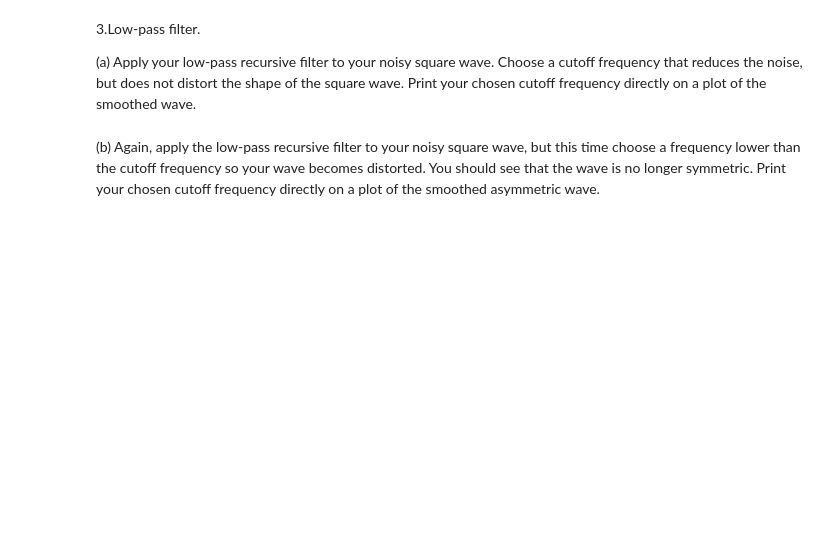
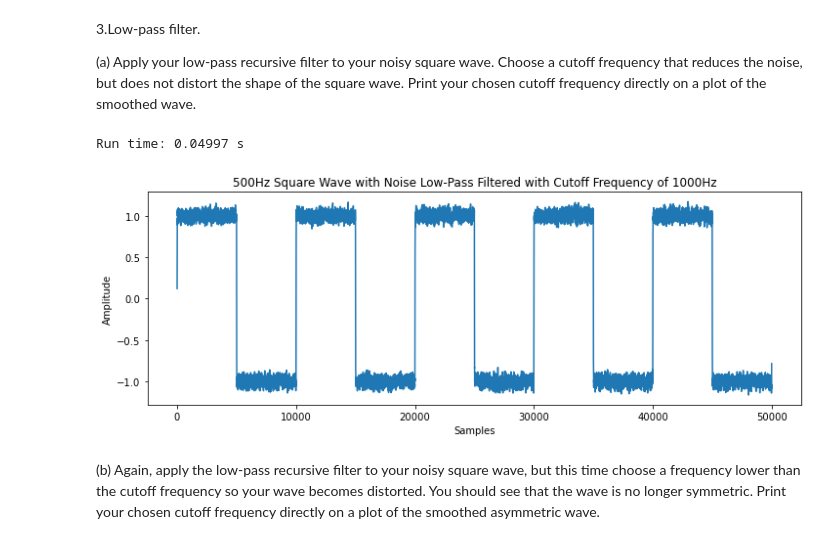
Before and after one commit to dcollie/P3700-SignalProcessing, a Jupyter notebook: P3700_Lab3_Part2_Collie.ipynb, the cells around one changed output. Drawn from its saved outputs; the diff is of its cells as text; code cells hidden in the pictures; blank space fills up the shorter version.

```diff
--- a/P3700_Lab3_Part2_Collie.ipynb
+++ b/P3700_Lab3_Part2_Collie.ipynb
@@ -43,5 +78,32 @@ $$b_{2} = -R^{2}$$
 3.Low-pass filter.
 
 (a) Apply your low-pass recursive filter to your noisy square wave. Choose a cutoff frequency that reduces the noise, but does not distort the shape of the square wave. Print your chosen cutoff frequency directly on a plot of the smoothed wave.
+# %%
+def low_pass_rec(wave, f_c):
+    x = np.exp(-2*np.pi*f_c/50000)
+    a_0 = 1 - x
+    b_1 = x
+    y = [a_0*wave[0]]
+    i = 1
+    while i < len(wave):
+        y.append(a_0*wave[i]+b_1*y[i-1])
+        i+=1
+    return y
+# %%
+time_start = time.process_time()
+sq_wave_noisy_lpr= low_pass_rec(sq_wave_noisy, 1000)
+
+time_elapsed = (time.process_time() - time_start)
+print("Run time: %5.5f s" % time_elapsed)
+
+plt.figure(figsize=(12,4))
+plt.title('500Hz Square Wave with Noise Low-Pass Filtered with Cutoff Frequency of 1000Hz')
+plt.xlabel("Samples")
+plt.ylabel("Amplitude")
+plt.plot(sq_wave_noisy_lpr)
+plt.show()
+# %% [output]
+Run time: 0.04997 s
+[figure, added]
 # %% [markdown]
 (b) Again, apply the low-pass recursive filter to your noisy square wave, but this time choose a frequency lower than the cutoff frequency so your wave becomes distorted. You should see that the wave is no longer symmetric. Print your chosen cutoff frequency directly on a plot of the smoothed asymmetric wave.
```
Also changed, not shown: parts of 16 cells of this notebook, 1 other file.
